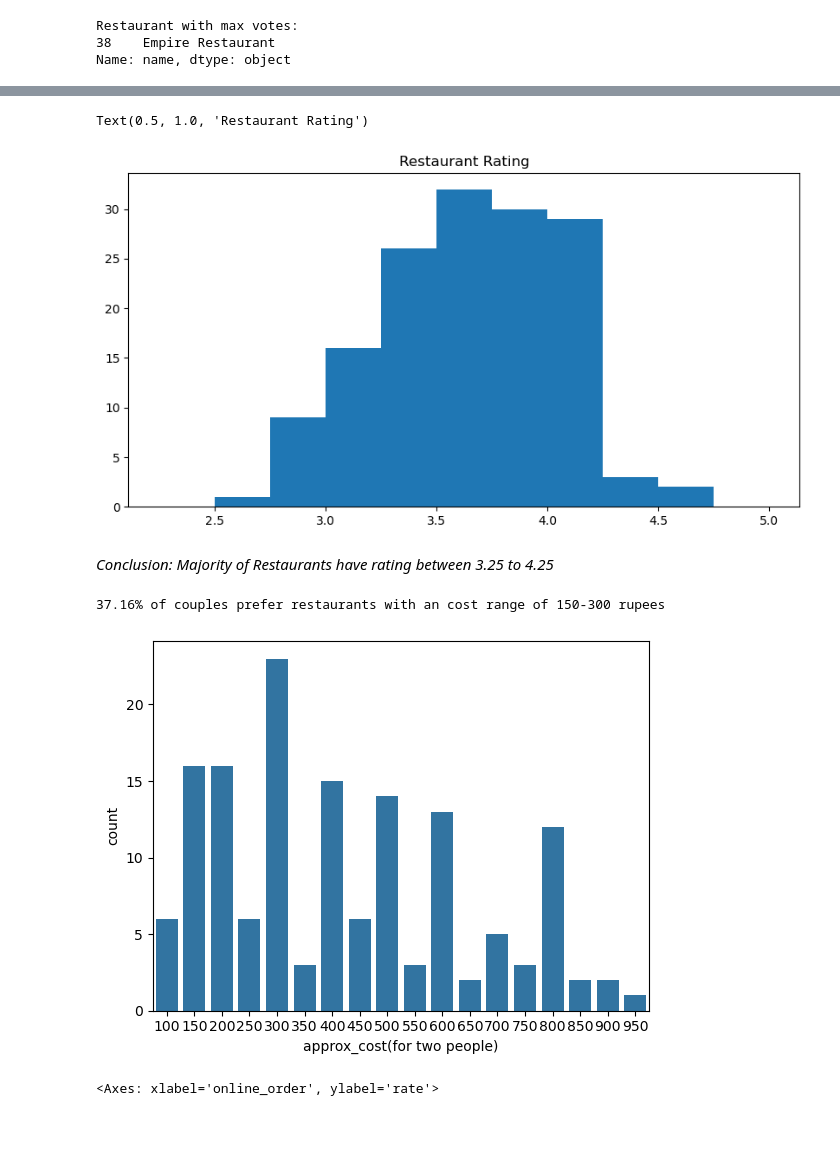
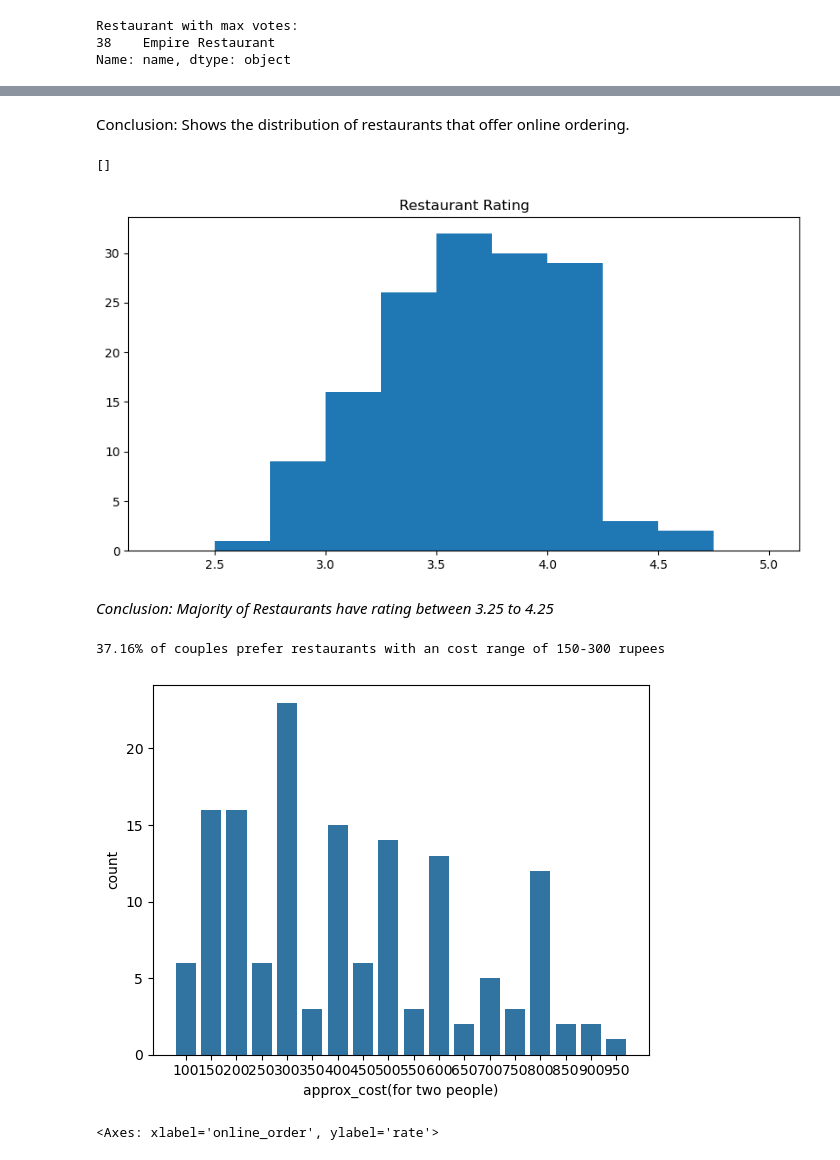
Before and after one commit to codebywolf/Data-Science, a Jupyter notebook: Data Analysis/Zomato/zomato_analysis.ipynb, the cells around one changed output, grey strips where cells are left out. Drawn from its saved outputs; the diff is of its cells as text; code cells hidden in the pictures; blank space fills up the shorter version.

Commit message:
Improved markdowns and conclusions

```diff
--- a/Data Analysis/Zomato/zomato_analysis.ipynb
+++ b/Data Analysis/Zomato/zomato_analysis.ipynb
@@ -75,23 +86,29 @@ sns.countplot(x=df['online_order'])
 [figure]
+# %% [markdown]
+Conclusion: Shows the distribution of restaurants that offer online ordering.
 # %%
-# Restaurant Rating
+# --- Analysis 5: Restaurant Ratings ---
+# Plot the distribution of restaurant ratings
 plt.figure(figsize=(10, 5))
 plt.hist(df['rate'], bins=[2.25, 2.5, 2.75,3, 3.25, 3.5, 3.75, 4, 4.25, 4.5, 4.75, 5])
 plt.title("Restaurant Rating")
+plt.plot()
 # %% [output]
-Text(0.5, 1.0, 'Restaurant Rating')
+[]
 [figure]
 # %% [markdown]
 *Conclusion: Majority of Restaurants have rating between 3.25 to 4.25*
 # %%
-# Approximate Cost for Couples
+# --- Analysis 6: Approximate Cost for Couples ---
+# Calculate and visualize the most preferred cost range for couples
 per_of_person =((df['approx_cost(for two people)']
                 .value_counts().head(3).sum()/
                  df['approx_cost(for two people)']
                 .value_counts().sum())*100)
 sns.countplot(x=df['approx_cost(for two people)'])
+plt.plot()
 print(f"{per_of_person:.2f}% of couples prefer restaurants with an cost range of 150-300 rupees")
 # %% [output]
 37.16% of couples prefer restaurants with an cost range of 150-300 rupees
-[figure, old version]
+[figure, new version]
 # %%
```
Also changed, not shown: parts of 15 cells of this notebook.
